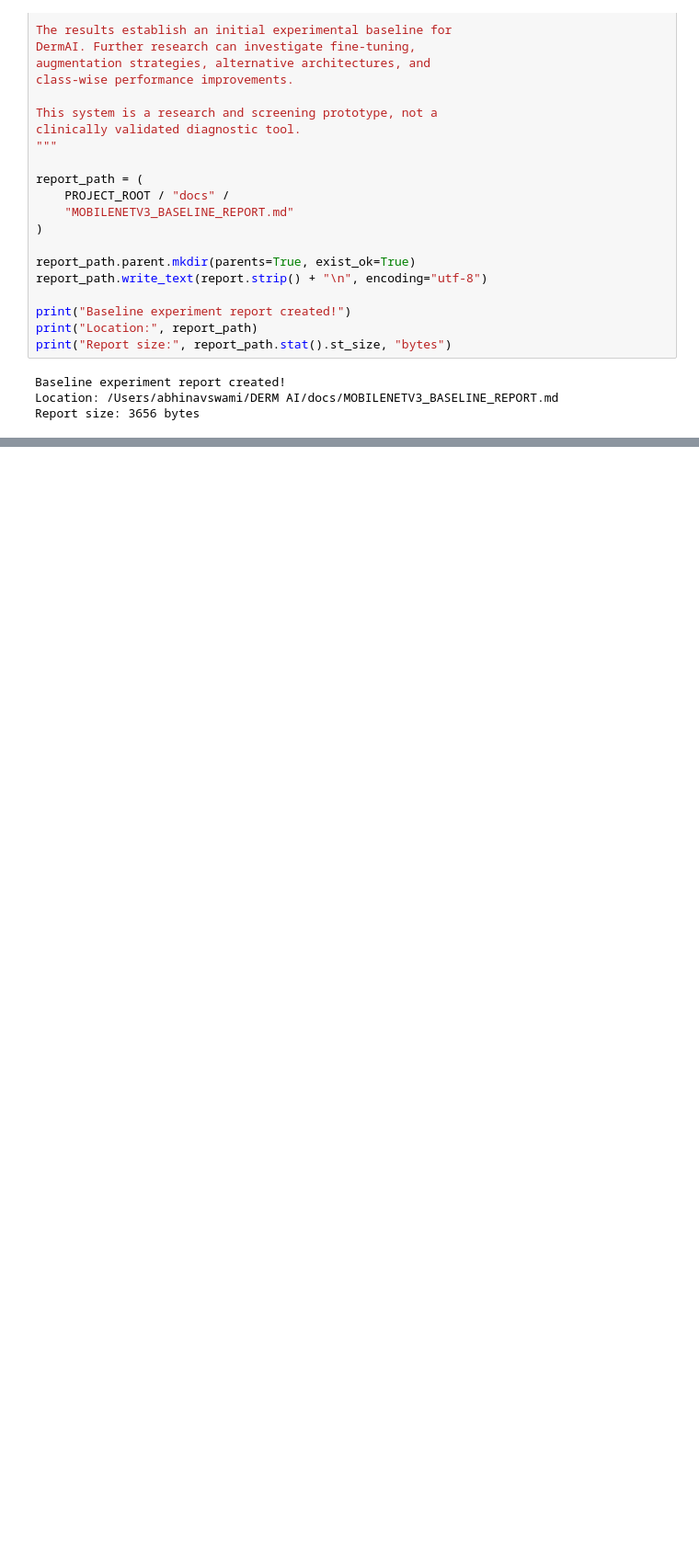
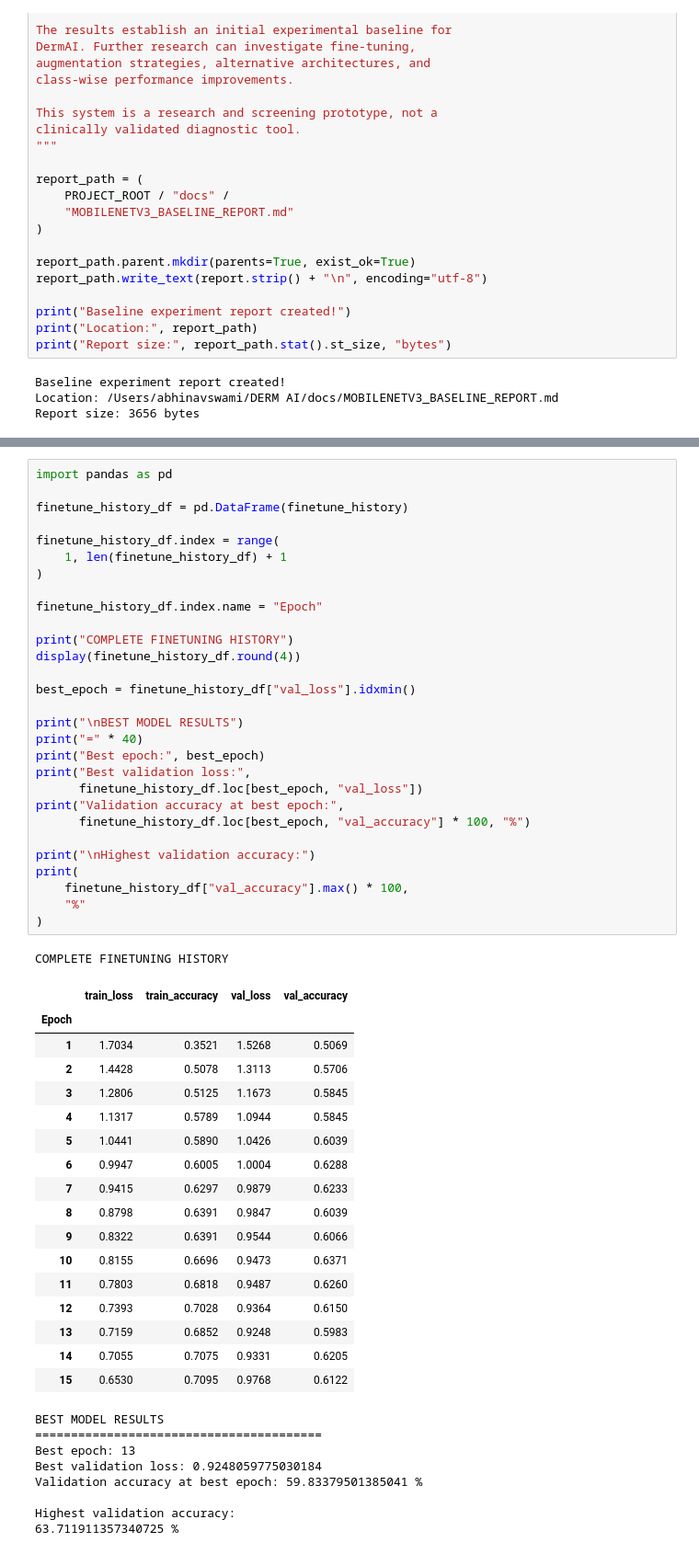
Before and after one commit to AbhinavSwami1/DermAI, a Jupyter notebook: ml/notebooks/01_dataset_audit.ipynb, the cells around one changed output, grey strips where cells are left out. Shown at 92% size. Drawn from its saved outputs; the diff is of its cells as text; blank space fills up the shorter version.

```diff
--- a/ml/notebooks/01_dataset_audit.ipynb
+++ b/ml/notebooks/01_dataset_audit.ipynb
@@ -3821,0 +4393,56 @@ Report size: 3656 bytes
+# %%
+import pandas as pd
+
+finetune_history_df = pd.DataFrame(finetune_history)
+
+finetune_history_df.index = range(
+    1, len(finetune_history_df) + 1
+)
+
+finetune_history_df.index.name = "Epoch"
+
+print("COMPLETE FINETUNING HISTORY")
+display(finetune_history_df.round(4))
+
+best_epoch = finetune_history_df["val_loss"].idxmin()
+
+print("\nBEST MODEL RESULTS")
+print("=" * 40)
+print("Best epoch:", best_epoch)
+print("Best validation loss:",
+      finetune_history_df.loc[best_epoch, "val_loss"])
+print("Validation accuracy at best epoch:",
+      finetune_history_df.loc[best_epoch, "val_accuracy"] * 100, "%")
+
+print("\nHighest validation accuracy:")
+print(
+    finetune_history_df["val_accuracy"].max() * 100,
+    "%"
+)
+# %% [output]
+COMPLETE FINETUNING HISTORY
+|  | train_loss | train_accuracy | val_loss | val_accuracy |
+| Epoch |  |  |  |  |
+| 1 | 1.7034 | 0.3521 | 1.5268 | 0.5069 |
+| 2 | 1.4428 | 0.5078 | 1.3113 | 0.5706 |
+| 3 | 1.2806 | 0.5125 | 1.1673 | 0.5845 |
+| 4 | 1.1317 | 0.5789 | 1.0944 | 0.5845 |
+| 5 | 1.0441 | 0.5890 | 1.0426 | 0.6039 |
+| 6 | 0.9947 | 0.6005 | 1.0004 | 0.6288 |
+| 7 | 0.9415 | 0.6297 | 0.9879 | 0.6233 |
+| 8 | 0.8798 | 0.6391 | 0.9847 | 0.6039 |
+| 9 | 0.8322 | 0.6391 | 0.9544 | 0.6066 |
+| 10 | 0.8155 | 0.6696 | 0.9473 | 0.6371 |
+| 11 | 0.7803 | 0.6818 | 0.9487 | 0.6260 |
+| 12 | 0.7393 | 0.7028 | 0.9364 | 0.6150 |
+| 13 | 0.7159 | 0.6852 | 0.9248 | 0.5983 |
+| 14 | 0.7055 | 0.7075 | 0.9331 | 0.6205 |
+| 15 | 0.6530 | 0.7095 | 0.9768 | 0.6122 |
+BEST MODEL RESULTS
+========================================
+Best epoch: 13
+Best validation loss: 0.9248059775030184
+Validation accuracy at best epoch: 59.83379501385041 %
+
+Highest validation accuracy:
+63.711911357340725 %
```
Also changed, not shown: parts of 30 cells of this notebook, 2 other files.
